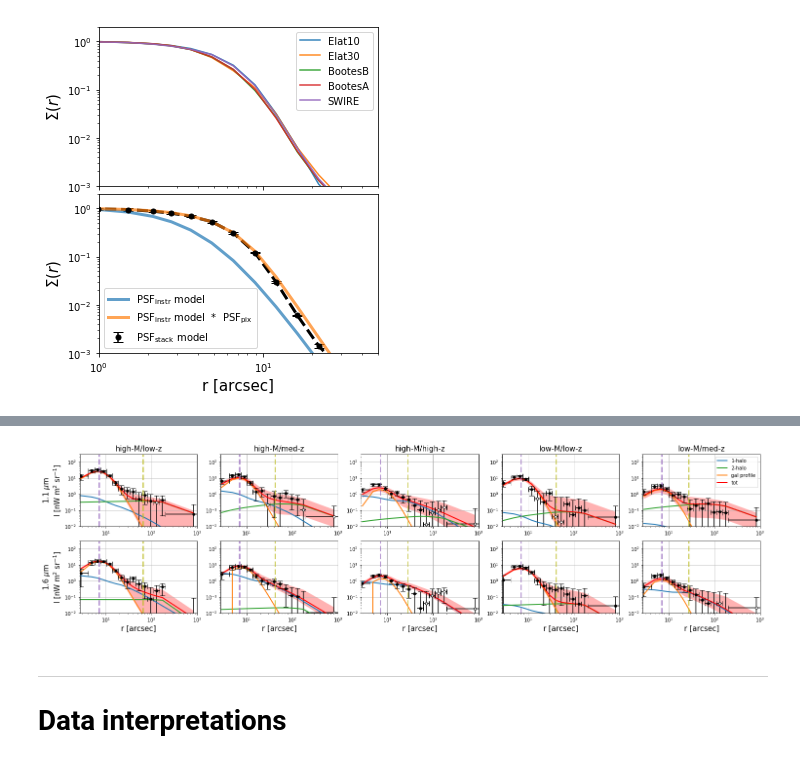
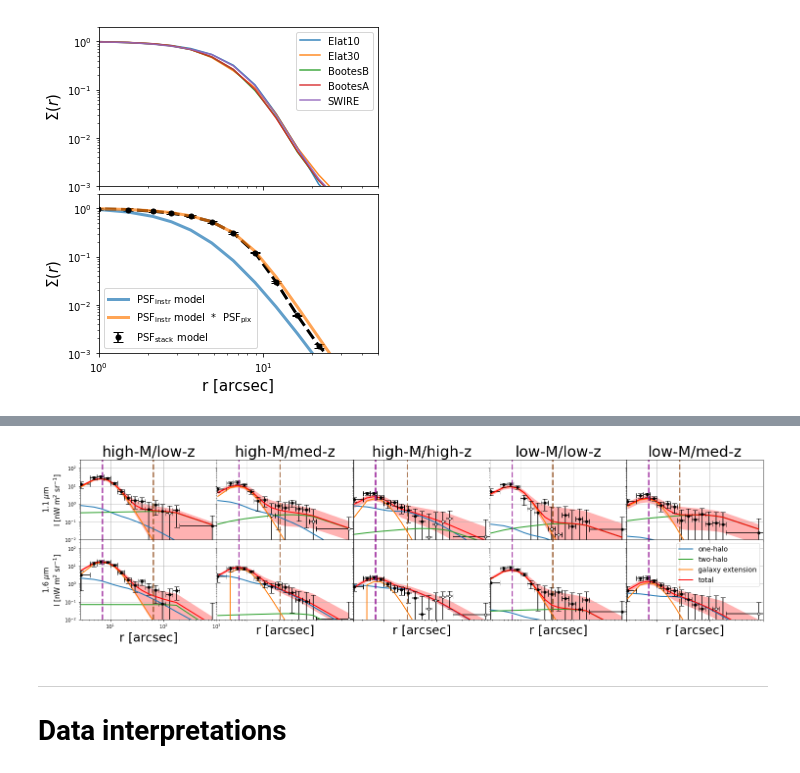
Before and after one commit to yuntingcheng/python_ciber, a Jupyter notebook: stack_modelfit/paperfigs.ipynb, the cells around one changed output, grey strips where cells are left out. Cells and saved outputs as stored; diff of their text form; code cells hidden in the pictures.

```diff
--- a/stack_modelfit/paperfigs.ipynb
+++ b/stack_modelfit/paperfigs.ipynb
@@ -150,13 +150,12 @@ for inst in [1,2]:
     ax[0][inst-1].grid()
     ax[0][0].set_ylabel('I [nW m$^2$ sr$^{-1}$]', fontsize=15)
     ax[0][0].set_title('1.1 $\mu$m, %s, '%fieldnamedict[ifield] \
-                       #+ r'%d < $m_{\rm 1.1}$ < %d'%(m_min, m_max), fontsize=15)
                        + 'mag bin #2', fontsize=15)
     ax[0][1].set_title('1.6 $\mu$m, %s, '%fieldnamedict[ifield] \
                        + 'mag bin #2', fontsize=15)
     ax[0][1].legend(fontsize=12)
-    ax[0][inst-1].axvline(66, c='C8', lw=3, alpha=0.7,ls='--')
-    ax[0][inst-1].axvline(7, c='C4',lw=3, alpha=0.7,ls='--')
+    ax[0][inst-1].axvline(66, c='saddlebrown', lw=3, alpha=0.7,ls='--')
+    ax[0][inst-1].axvline(7, c='darkmagenta',lw=3, alpha=0.7,ls='--')
 
     plot_err_log(stackdat['rbins'],
                  stackdat['ex']['profcb'],
@@ -168,8 +167,8 @@ for inst in [1,2]:
     ax[1][0].set_ylabel('I [nW m$^2$ sr$^{-1}$]', fontsize=15)
     ax[1][inst-1].grid()
     ax[1][1].legend(fontsize=12)
-    ax[1][inst-1].axvline(66, c='C8', lw=3, alpha=0.7,ls='--')
-    ax[1][inst-1].axvline(7, c='C4',lw=3, alpha=0.7,ls='--')
+    ax[1][inst-1].axvline(66, c='saddlebrown', lw=3, alpha=0.7,ls='--')
+    ax[1][inst-1].axvline(7, c='darkmagenta',lw=3, alpha=0.7,ls='--')
 
     profd_arr, profd_err = 0, 0
     for ifield in [4,5,6,7,8]:
@@ -192,8 +191,8 @@ for inst in [1,2]:
     ax[2][0].set_ylabel('I [nW m$^2$ sr$^{-1}$]', fontsize=15)
     ax[2][inst-1].set_xlabel('r [arcsec]', fontsize=15)
     ax[2][1].legend(fontsize=12)
-    ax[2][inst-1].axvline(66, c='C8', lw=3, alpha=0.7,ls='--')
-    ax[2][inst-1].axvline(7, c='C4',lw=3, alpha=0.7,ls='--')
+    ax[2][inst-1].axvline(66, c='saddlebrown', lw=3, alpha=0.7,ls='--')
+    ax[2][inst-1].axvline(7, c='darkmagenta',lw=3, alpha=0.7,ls='--')
 
 plt.savefig('plots/paperfig/stack_profile.pdf', dpi = 150, bbox_inches='tight')
 # %% [output]
@@ -1112,46 +1096,49 @@ for inst in [1,2]:
         profex_arr_high /= 5
         prof1h_arr /= 5
         prof1h_arr_low /= 5
         prof1h_arr_high /= 5
         prof2h_arr /= 5
         prof2h_arr_low /= 5
         prof2h_arr_high /= 5
         profd_arr /= profd_err
         profd_err = np.sqrt(1 / profd_err)
 
         r_arr = param_fit.rsubbins
         rbinedges = param_fit.rsubbinedges
 
-        ax[inst-1][i].loglog(r_arr, prof1h_arr,'C0', lw=2, label=r'1-halo')
-        ax[inst-1][i].loglog(r_arr, prof2h_arr,'C2', lw=2, label=r'2-halo')
-        ax[inst-1][i].loglog(r_arr, profex_arr,'C1', lw=2, label=r'gal profile')
-        ax[inst-1][i].loglog(r_arr, profex_arr + prof1h_arr + prof2h_arr,'r-', lw=2, label = 'tot')
-#         ax[inst-1][i].fill_between(r_arr, prof1h_arr_low, prof1h_arr_high,facecolor='C0', alpha=0.2)
-#         ax[inst-1][i].fill_between(r_arr, prof2h_arr_low, prof2h_arr_high,facecolor='C2', alpha=0.2)
-#         ax[inst-1][i].fill_between(r_arr, profex_arr_low, profex_arr_high,facecolor='C1', alpha=0.2)
+        ax[inst-1][i].loglog(r_arr, prof1h_arr,'C0', lw=2, label=r'one-halo')
+        ax[inst-1][i].loglog(r_arr, prof2h_arr,'C2', lw=2, label=r'two-halo')
+        ax[inst-1][i].loglog(r_arr, profex_arr,'C1', lw=2, label=r'galaxy extension')
+        ax[inst-1][i].loglog(r_arr, profex_arr + prof1h_arr + prof2h_arr,'r-', lw=2, label = 'total')
         ax[inst-1][i].fill_between(r_arr, profex_arr_low + prof1h_arr_low + prof2h_arr_low,
                            profex_arr_high + prof1h_arr_high + prof2h_arr_high, facecolor='r', alpha=0.3)
         plot_err_log(r_arr,
                      profd_arr,
                      profd_err,
                      xedges = rbinedges,
                      ax=ax[inst-1][i], color='k')
 
         ax[inst-1][i].set_ylim([1e-2,3e2])
         ax[inst-1][i].set_xlim([2.7,1e3])
         ax[inst-1][i].grid()
-        ax[1][i].set_xlabel('r [arcsec]', fontsize=15)
-        ax[0][i].set_title(name, fontsize=15)
-        ax[inst-1][i].axvline(R200, c='C8', lw=3, alpha=0.7,ls='--')
-        ax[inst-1][i].axvline(7, c='C4',lw=3, alpha=0.7,ls='--')
+        ax[1][i].set_xlabel('r [arcsec]', fontsize=25)
+        ax[0][i].set_title(name, fontsize=30)
+        ax[inst-1][i].axvline(R200, c='saddlebrown', lw=3, alpha=0.7,ls='--')
+        ax[inst-1][i].axvline(7, c='darkmagenta',lw=3, alpha=0.7,ls='--')
+
+        ax[0][i].tick_params(labelsize=10,labelbottom=False)
+        if i!=0:
+            ax[inst-1][i].tick_params(labelsize=10,labelbottom=False,labelleft=False)
 
 ax[0][0].set_ylabel(r'1.1 $\mu$m' + '\n' + r'I [nW m$^2$ sr$^{-1}$]', fontsize=15)
 ax[1][0].set_ylabel(r'1.6 $\mu$m' + '\n' + r'I [nW m$^2$ sr$^{-1}$]', fontsize=15)
-ax[0][-1].legend(fontsize=10)
+ax[1][-1].legend(fontsize=14)
+
+plt.subplots_adjust(hspace=0, wspace=0)
 
 plt.savefig('plots/paperfig/excess_profile_fit.pdf', dpi = 150, bbox_inches='tight')
 # %% [output]
-[figure, old version]
+[figure, new version]
 # %% [markdown]
 ***
 # Data interpretations
```
Also changed, not shown: parts of 4 cells of this notebook.
